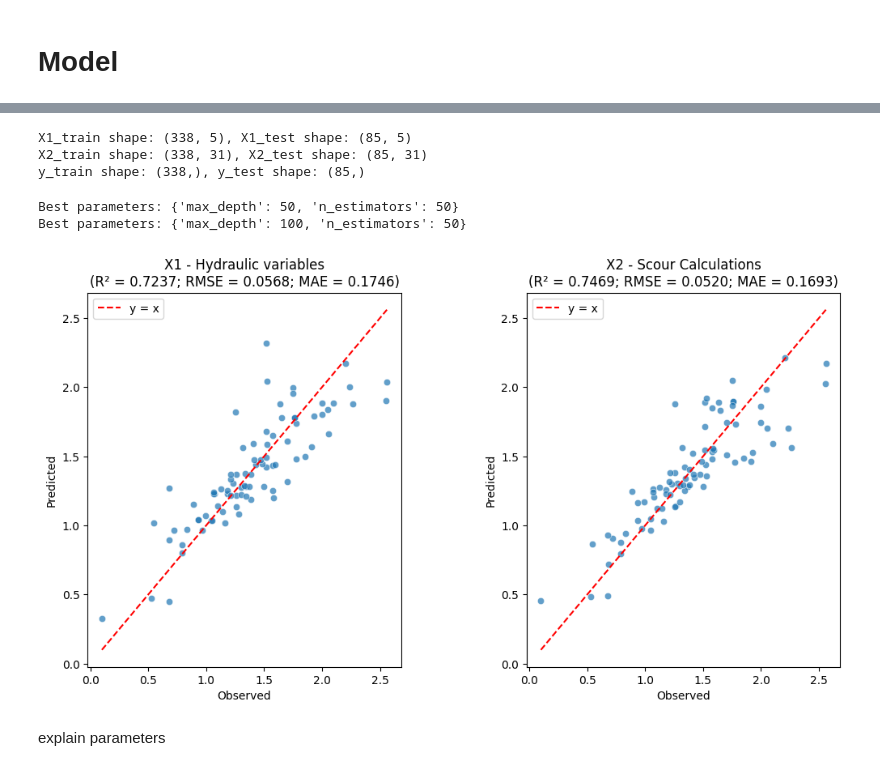
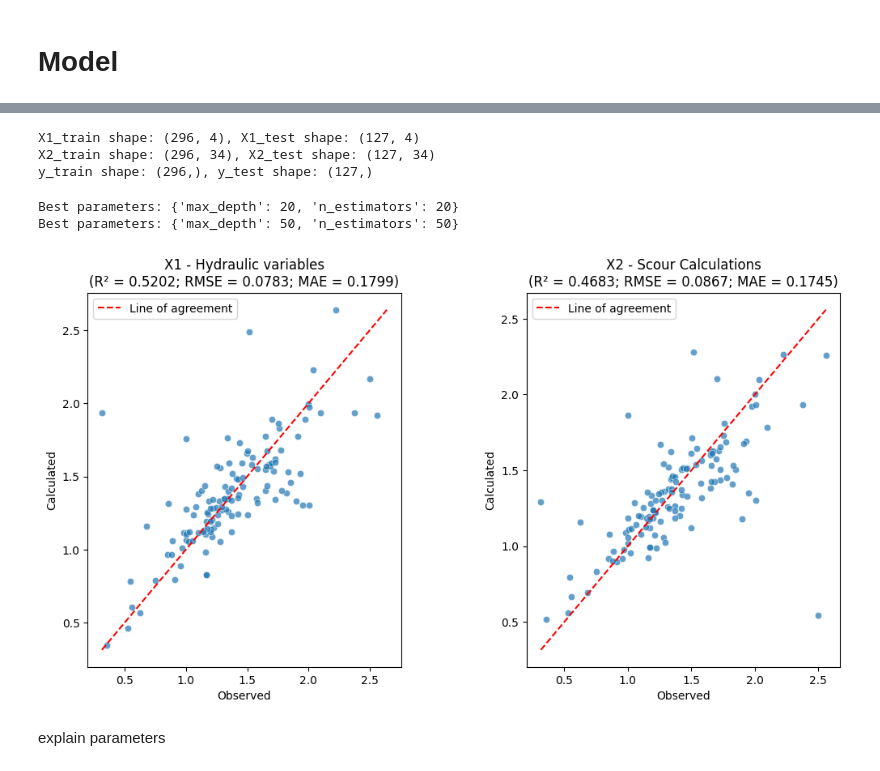
Before and after one commit to vsaengerderache/scour_ai, a Jupyter notebook: scour_ai_main.ipynb, the cells around one changed output, grey strips where cells are left out. Saved outputs shown, nothing was run; the diff lists cells and outputs as text; code cells hidden in the pictures.

```diff
--- a/scour_ai_main.ipynb
+++ b/scour_ai_main.ipynb
@@ -981,7 +1342,7 @@ equations = df_cal['equation'].unique()
 num_equations = len(equations)
 num_columns = 6  # set the number of columns for the plots
 num_rows = (num_equations // num_columns) + (num_equations % num_columns != 0)
-print(f"Generando {num_equations} gráficos en {num_rows} filas y {num_columns} columnas.")
+
 # create a figure with subplots
 fig, axes = plt.subplots(num_rows, num_columns, figsize=(20, num_rows * 5))
 axes = axes.flatten()  # flatten the axes array for easier iteration
@@ -1004,15 +1365,14 @@ for i, equation in enumerate(equations):
     obs_filtered = observed[mask]
     cal_filtered = calculated[mask]
 
+    #
     r2 = r2_score(obs_filtered, cal_filtered)
     mae = mean_absolute_error(obs_filtered, cal_filtered)
     rmse = np.sqrt(mean_squared_error(obs_filtered, cal_filtered))
+    mape = np.mean(np.abs((obs_filtered - cal_filtered) / obs_filtered)) * 100
 
 
-    print(f'{formatted_title} R²= {r2:.1f}, MAE= {mae:.1f}, RMSE= {rmse:.1f}')
-
-    #print(f'{formatted_title} R²= {r2:.2f}, RMSE= {rmse:.2f}')
-    #print(f'{formatted_title} R²= {r2:.2f}')
+    print(f'{formatted_title} R²= {r2:.1f}, MAE= {mae:.1f}, RMSE= {rmse:.1f},MAPE: {mape:.2f}%')
 
     # create the scatter plot on the appropriate axis
     ax = axes[i]
@@ -1024,7 +1384,7 @@ for i, equation in enumerate(equations):
     ax.legend()
 
     # add r² inside the plot
-    ax.text(0.05, 0.9, f'R² = {r2:.2f}', transform=ax.transAxes, fontsize=10, bbox=dict(facecolor='white', alpha=0.8))
+    ax.text(0.05, 0.9, f'Error = {mape:.1f}%', transform=ax.transAxes, fontsize=10, bbox=dict(facecolor='white', alpha=0.8))
 
 # hide any unused subplots if the number of equations is less than the number of subplots
 for j in range(i + 1, len(axes)):
@@ -1066,7 +1426,7 @@ df_cal = df.merge(df_wide, on='id')
 # @title Select predictors (X) and objective (y)
 
 # dataset 1: select only columns containing hydraulic variables for calculating
-X1 = df_cal[['b', 'h', 'v', 'd50', 'vcr']]
+X1 = df_cal[['b', 'h', 'v', 'd50']]
 
 # dataset 2: select only columns containing calculations of scour
 X2 = df_cal.filter(like='cal')
@@ -1113,7 +1473,7 @@ Dataset 2 (X2) - Calculated scour
 from sklearn.model_selection import train_test_split
 
 # split data into training and testing sets using indices
-train_idx, test_idx = train_test_split(df_cal.index, test_size=0.2, random_state=42)
+train_idx, test_idx = train_test_split(df_cal.index, test_size=0.3)
 
 # apply the same split to both datasets
 X1_train, X1_test = X1.loc[train_idx], X1.loc[test_idx]
@@ -1130,9 +1490,9 @@ print(f'X1_train shape: {X1_train.shape}, X1_test shape: {X1_test.shape}')
 print(f'X2_train shape: {X2_train.shape}, X2_test shape: {X2_test.shape}')
 print(f'y_train shape: {y_train.shape}, y_test shape: {y_test.shape}')
 # %% [output]
-X1_train shape: (338, 5), X1_test shape: (85, 5)
-X2_train shape: (338, 31), X2_test shape: (85, 31)
-y_train shape: (338,), y_test shape: (85,)
+X1_train shape: (296, 4), X1_test shape: (127, 4)
+X2_train shape: (296, 34), X2_test shape: (127, 34)
+y_train shape: (296,), y_test shape: (127,)
 # %%
 from sklearn.ensemble import RandomForestRegressor
 from sklearn.preprocessing import StandardScaler
@@ -1140,7 +1500,7 @@ from sklearn.model_selection import KFold, GridSearchCV
 from sklearn.metrics import r2_score
 import seaborn as sns
 
-# @title Train model
+# @title Train model with sub-critic flow data
 
 #random seed for reproductivity
 #np.random.seed(12)
@@ -1158,15 +1518,15 @@ def evaluate(X_train, X_test, y_train, y_test):
     model_rf = RandomForestRegressor()
 
     # hyperparameter grid
-    param_grid = {'max_depth': [2, 10, 20, 50, 100, 200],
+    param_grid = {'max_depth': [2, 5, 10, 20, 50],
                   #'min_samples_split': [2, 4, 6, 8],
                   #'max_leaf_nodes': [2, 4, 10, 20],
                   #'max_samples': [0.1, 0.2, 0.3, 0.4, 0.5, 0.6],
-                  'n_estimators': [10, 20, 50]
+                  'n_estimators': [2, 5, 10, 20, 50]
                   }
 
     # cross-validation
-    kf = KFold(n_splits=4, shuffle=True)
+    kf = KFold(n_splits=5, shuffle=True)
 
     # hyperparameter search
     grid_search = GridSearchCV(estimator=model_rf,
@@ -1200,29 +1560,29 @@ def evaluate(X_train, X_test, y_train, y_test):
 y_test_1, y_pred_1, r2_1, rmse_1, mae_1 = evaluate(X1_train_np, X1_test_np,y_train_np, y_test_np)
 y_test_2, y_pred_2, r2_2, rmse_2, mae_2 = evaluate(X2_train_np, X2_test_np,y_train_np, y_test_np)
 # %% [output]
+Best parameters: {'max_depth': 20, 'n_estimators': 20}
 Best parameters: {'max_depth': 50, 'n_estimators': 50}
-Best parameters: {'max_depth': 100, 'n_estimators': 50}
 # %%
-# @title Evaluate model
+# @title Evaluate model with sub-critic flow data
 def plot_results(ax, y_test, y_pred, r2, rmse, mae, title):
     sns.scatterplot(x=y_test, y=y_pred, alpha=0.7, ax=ax)
     lims = [min(y_test.min(), y_pred.min()), max(y_test.max(), y_pred.max())]
-    ax.plot(lims, lims, 'r--', label='y = x')
+    ax.plot(lims, lims, 'r--', label='Line of agreement')
     ax.set_xlabel('Observed')
-    ax.set_ylabel('Predicted')
+    ax.set_ylabel('Calculated')
     ax.legend()
     ax.set_title(f'{title}\n(R² = {r2:.4f}; RMSE = {rmse:.4f}; MAE = {mae:.4f})')
 
 # crear figura con dos subgráficos
 fig, axes = plt.subplots(1, 2, figsize=(12, 6), gridspec_kw={'wspace': 0.4})
 
 # graficar ambos resultados
 plot_results(axes[0], y_test_1, y_pred_1, r2_1, rmse_1, mae_1, 'X1 - Hydraulic variables')
 plot_results(axes[1], y_test_2, y_pred_2, r2_2, rmse_2, mae_2, 'X2 - Scour Calculations')
 
 plt.show()
 # %% [output]
-[figure, old version]
+[figure, new version]
 # %% [markdown]
 explain parameters
 # %% [markdown]
```
Also changed, not shown: parts of 111 cells of this notebook.
